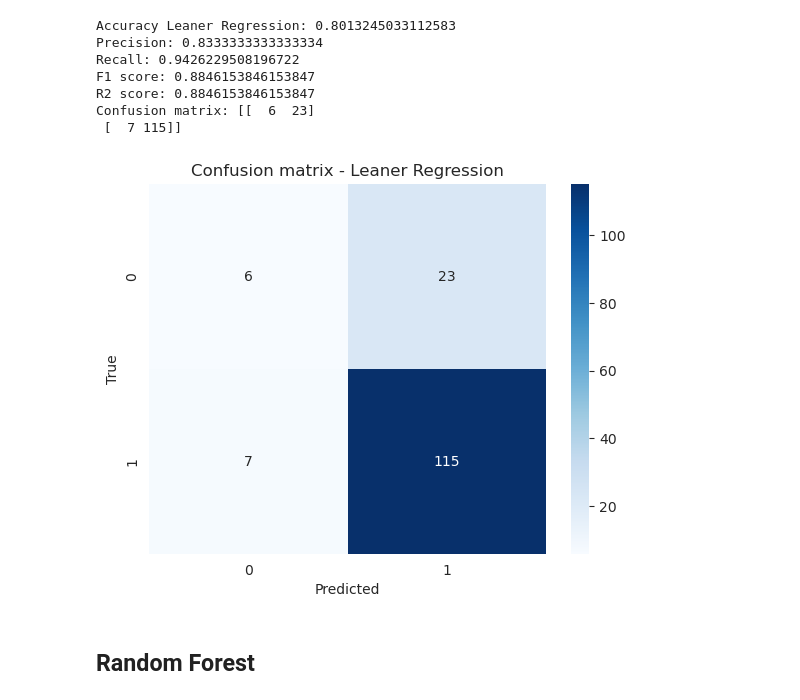
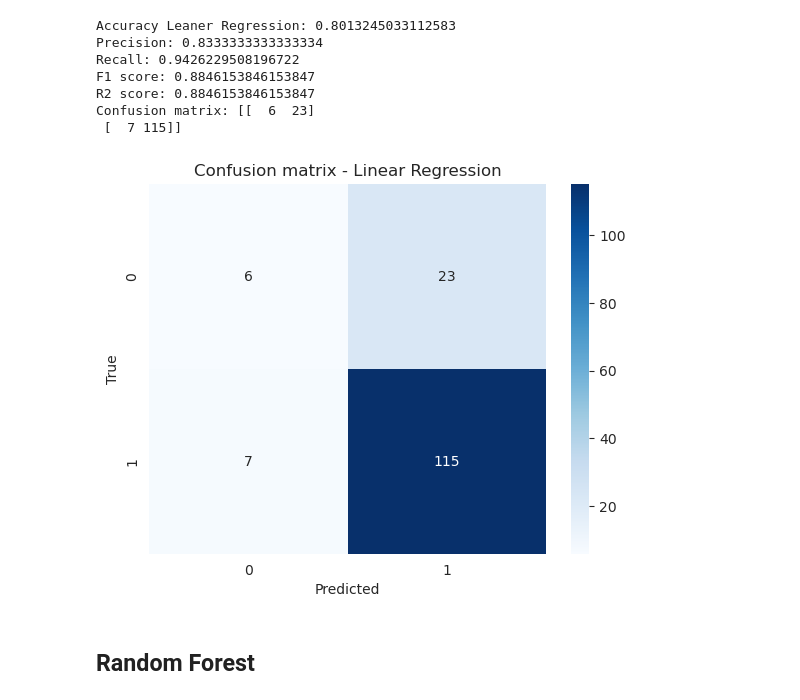
Before and after one commit to pcperera/attrition, a Jupyter notebook: 07 - final-descriptive-feature-engineering-combined.ipynb, the cells around one changed output. Saved outputs shown, nothing was run; the diff lists cells and outputs as text; code cells hidden in the pictures.

```diff
--- a/07 - final-descriptive-feature-engineering-combined.ipynb
+++ b/07 - final-descriptive-feature-engineering-combined.ipynb
@@ -349,12 +349,12 @@ Confusion matrix: [[  6  23]
  [  7 115]]
 # %%
 seaborn.heatmap(lr_confusion_matrix, annot=True, cmap='Blues', fmt='.0f')
-plt.title('Confusion matrix - Leaner Regression')
+plt.title('Confusion matrix - Linear Regression')
 plt.xlabel('Predicted')
 plt.ylabel('True')
 plt.show()
 # %% [output]
-[figure, old version]
+[figure, new version]
 # %% [markdown]
 ## Random Forest
 # %%
```
